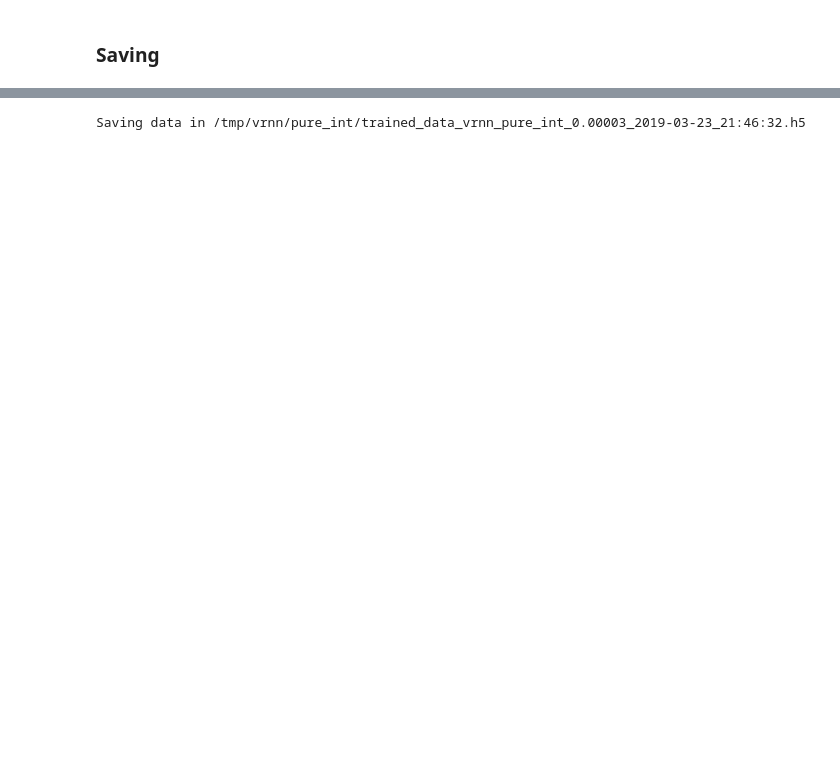
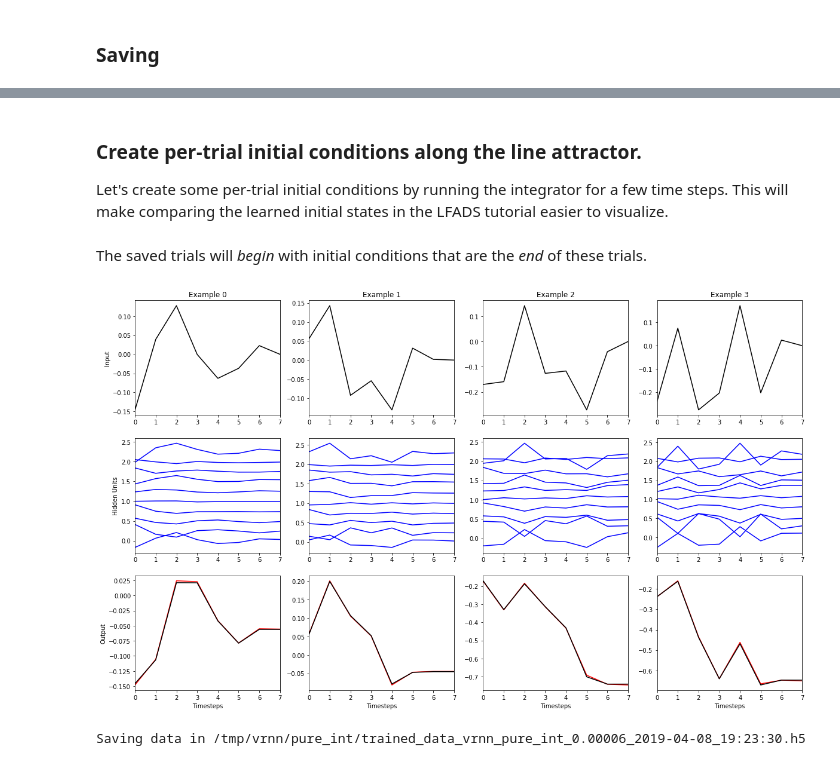
Before and after one commit to google-research/computation-thru-dynamics, a Jupyter notebook: notebooks/Integrator RNN Tutorial.ipynb, the cells around one changed output, grey strips where cells are left out. Saved outputs shown, nothing was run; the diff lists cells and outputs as text; code cells hidden in the pictures; blank space fills up the shorter version.

```diff
--- a/notebooks/Integrator RNN Tutorial.ipynb
+++ b/notebooks/Integrator RNN Tutorial.ipynb
@@ -266,20 +274,74 @@ Saving params in /tmp/vrnn/pure_int/trained_params_vrnn_pure_int_0.00003_2019-03
+# %% [markdown]
+### Create per-trial initial conditions along the line attractor.
+Let's create some per-trial initial conditions by running the integrator for a few time steps. This will make comparing the learned initial states in the LFADS tutorial easier to visualize.
+# %%
+nsave_batches = 10 # Save about 10000 trials
+
+h0_ntimesteps = 7 # Only a few steps, we don't wanna get too far out of it's range.
+h0_input_params = (bval, sval,
+                   T * float(h0_ntimesteps) / float(ntimesteps),
+                   h0_ntimesteps)
+# %%
+def get_h0s_inputs_targets_h0s(keys):
+    inputs_bxtxu, targets_bxtxm = \
+        integrator.build_inputs_and_targets_jit(h0_input_params, keys)
+    B, T, U = inputs_bxtxu.shape
+    _, _, M = targets_bxtxm.shape
+    # We add a zero to the end of the input so that the network will "snap back"
+    # to the line attractor, which will make comparing the learned initial states
+    # in the LFADS example easier to visualize.
+    inputs_bxtp1xu = np.concatenate([inputs_bxtxu, np.zeros([B, 1, U])], axis=1)
+    targets_bxtp1xm = np.concatenate([targets_bxtxm, targets_bxtxm[:, -1:, :]], axis=1)
+
+    h0s = give_trained_h0(len(keys))
+    return (inputs_bxtp1xu, targets_bxtp1xm, h0s)
+
+rnn_run_w_h0 = lambda inputs, h0s: rnn.batched_rnn_run_w_h0(params, inputs, h0s)
+
+h0_data_dict = rnn.run_trials(rnn_run_w_h0, get_h0s_inputs_targets_h0s,
+                              nsave_batches, eval_batch_size)
+# %% [markdown]
+The saved trials will *begin* with initial conditions that are the *end* of these trials.
+# %%
+rnn.plot_examples(h0_ntimesteps, h0_data_dict, nexamples=4)
+# %% [output]
+[figure, added]
 # %%
 ### Save some trials, this is for the LFADS tutorial, and no need
 ### to save this otherwise.
+h0s_bxn = h0_data_dict['hiddens'][:, -1, :] # take last time step
+
+# This generator is a damned hack, but it's a throw-away method
+# for making h0s.
+h0gen = (h0 for h0 in h0s_bxn)
+def h0s_on_a_line_fun(batch_size):
+    """Spit out batch_size h0s at a time as nd.array."""
+    h0s = []
+    for b in range(batch_size):
+        h0s.append(next(h0gen))
+    return onp.array(h0s)
+
+
+def use_h0s_inputs_targets_h0s(keys):
+    """Use the line attractro h0s for the saved data."""
+    inputs_b, targets_b = \
+        integrator.build_inputs_and_targets_jit(input_params, keys)
+    h0s_b = h0s_on_a_line_fun(len(keys))
+
+    # Target has to updated based on differing initial condition.
+    offsets_b = rnn.batch_affine(params, h0s_b)
+    targets_b = targets_b + np.expand_dims(offsets_b, axis=2)
+    return inputs_b, targets_b, h0s_b
 
 # Save about 10,000 trials for playing around with the LFADS tutorial.
 nsave_batches = 10 # Save about 10000 trials
+data_dict = rnn.run_trials(rnn_run_w_h0, use_h0s_inputs_targets_h0s, nsave_batches,
+                           eval_batch_size)
 
 data_fname = ('trained_data_' + rnn_type + '_' + task_type + '_' + \
               eval_loss_str + '_' + fname_uniquifier + '.h5')
 data_fname = os.path.join(data_dir, data_fname)
-
-inputs_and_targets = \
-    lambda keys: integrator.build_inputs_and_targets_jit(input_params, keys)
-rnn_run = lambda inputs: rnn.batched_rnn_run(params, inputs)
-data_dict = rnn.run_trials(rnn_run, inputs_and_targets, nsave_batches,
-                           eval_batch_size)
 print("Saving data in %s" %(data_fname))
 utils.write_file(data_fname, data_dict)
 # %% [output]
-Saving data in /tmp/vrnn/pure_int/trained_data_vrnn_pure_int_0.00003_2019-03-23_21:46:32.h5
+Saving data in /tmp/vrnn/pure_int/trained_data_vrnn_pure_int_0.00006_2019-04-08_19:23:30.h5
```
Also changed, not shown: parts of 12 cells of this notebook, 2 other files.
